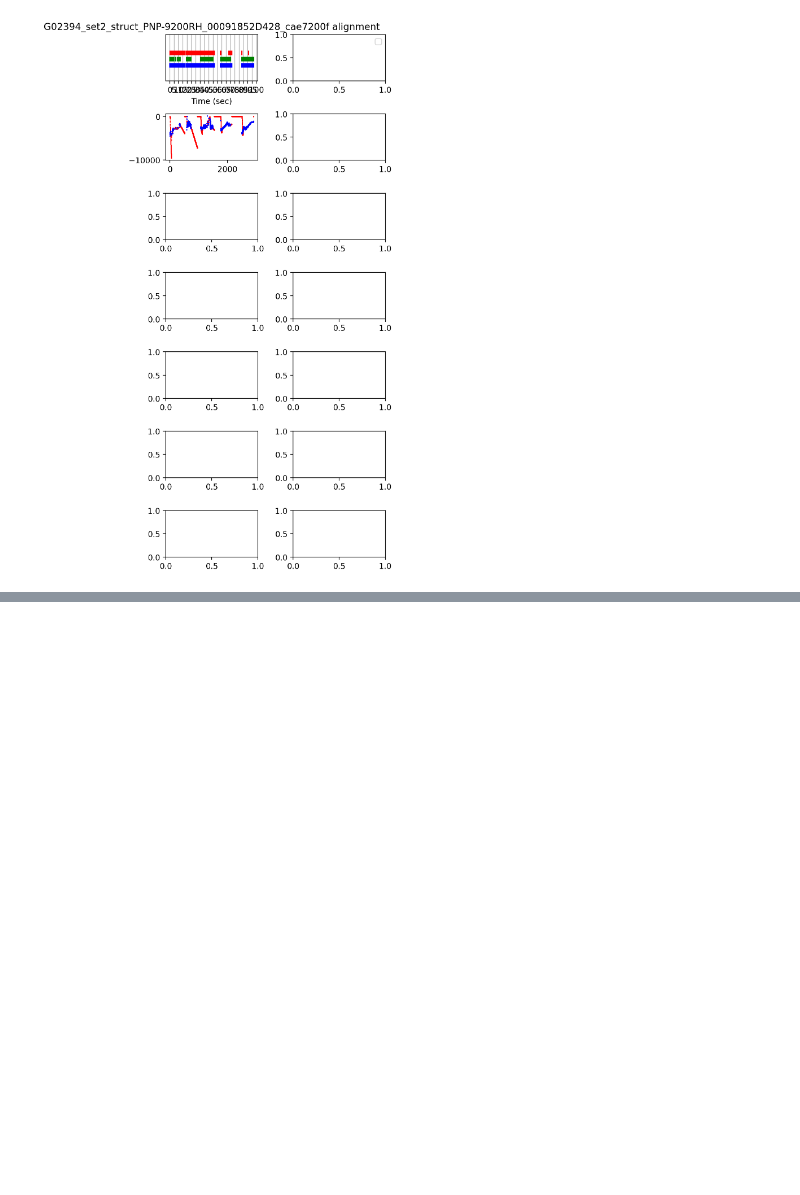
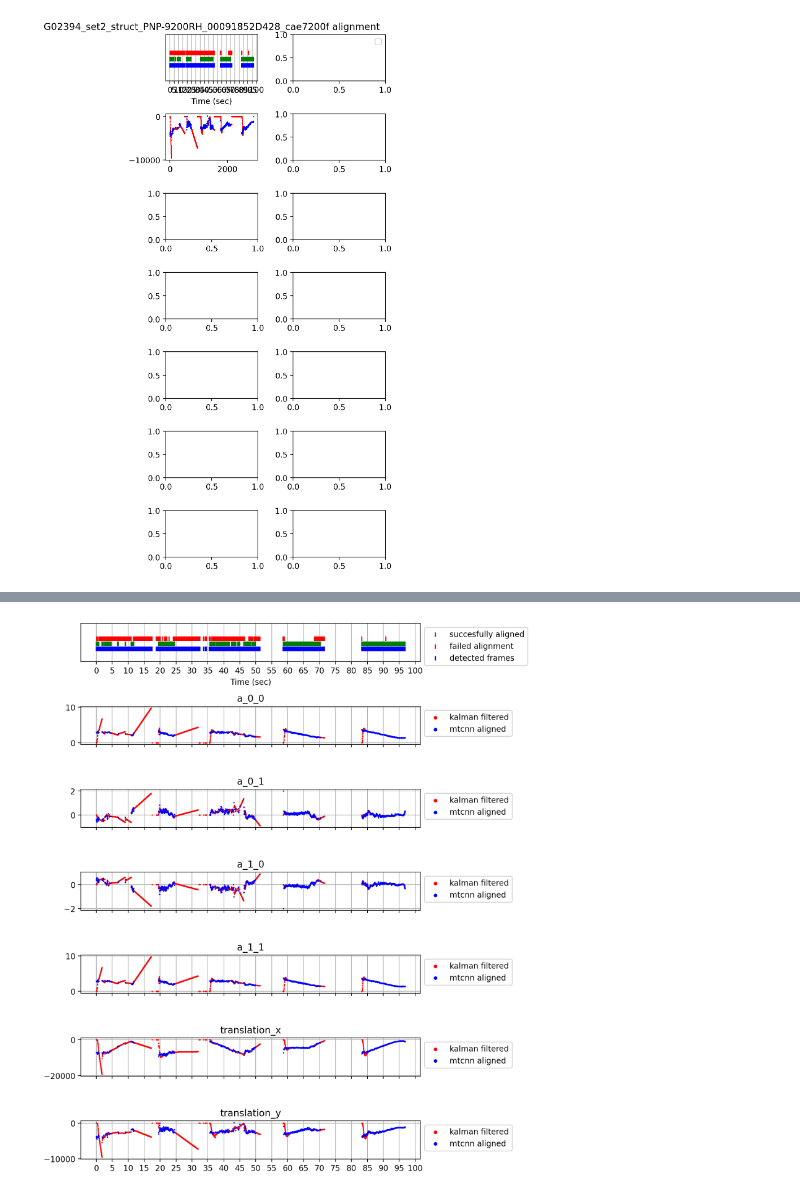
Before and after one commit to RyanAshbaugh/AdaFace, a Jupyter notebook: face_alignment_warp_analysis.ipynb, the cells around one changed output, grey strips where cells are left out. Cells and saved outputs as stored; diff of their text form; code cells hidden in the pictures; blank space fills up the shorter version.

Commit message:
update to figures

```diff
--- a/face_alignment_warp_analysis.ipynb
+++ b/face_alignment_warp_analysis.ipynb
@@ -165,0 +129,44 @@ fig_combined.tight_layout()
+# %%
+# combined figure
+fig_combined = plt.figure(facecolor='white', dpi=dpi, figsize=(15, 10))
+
+ax = plt.subplot(721)
+ax.set_axisbelow(True)
+
+offset = 0.01
+
+plt.scatter(np.asarray(original_frame_nums) / 30, np.zeros(len(original_frame_nums))+offset, color='g',
+            label='succesfully aligned', marker='|')
+plt.scatter(np.asarray(missed_frame_nums) / 30, np.zeros(len(missed_frame_nums))+ 2* offset, color='r',
+            label='failed alignment', marker='|')
+plt.scatter(np.asarray(detected_frame_nums) / 30, np.zeros(len(detected_frame_nums)), color='b',
+            label='detected frames', marker='|')
+plt.ylim([-0.025, 0.05])
+plt.legend(bbox_to_anchor=(1,1), loc="upper left", markerscale=1)
+plt.xticks(range(0, 101, 5))
+plt.yticks([])
+plt.grid()
+plt.xlabel('Time (sec)')
+# plt.title('G02394_set2_struct_PNP-9200RH_00091852D428_cae7200f alignment')
+
+# start on the warp params
+param_names = ['a_0_0', 'a_0_1', 'a_1_0', 'a_1_1', 'translation_x', 'translation_y']
+for ii in range(0, 6):
+    ax2 = plt.subplot(7, 2, ii*2 + 3)
+    ax2.set_axisbelow(True)
+    plt.scatter(np.arange(0, kalman_filtered_warp.estimated_signal.shape[1])[detected_frame_nums] / 30,
+                kalman_filtered_warp.estimated_signal.transpose()[:, ii][detected_frame_nums], s=0.5,
+                            color='r',
+                  label='kalman filtered')
+    plt.scatter(np.asarray(original_frame_nums)/30,
+                original_warp_params[:, ii], s=0.5, color='b', label='mtcnn aligned')
+    plt.legend(bbox_to_anchor=(1,1), loc="upper left", markerscale=5)
+    plt.title(param_names[ii])
+    plt.xticks(range(0, 101, 5))
+    if ii is not 5:
+        ax2.set_xticklabels([])
+    plt.grid()
+
+fig_combined.tight_layout()
+# %% [output]
+[figure, added]
```
Also changed, not shown: parts of 13 cells of this notebook.
